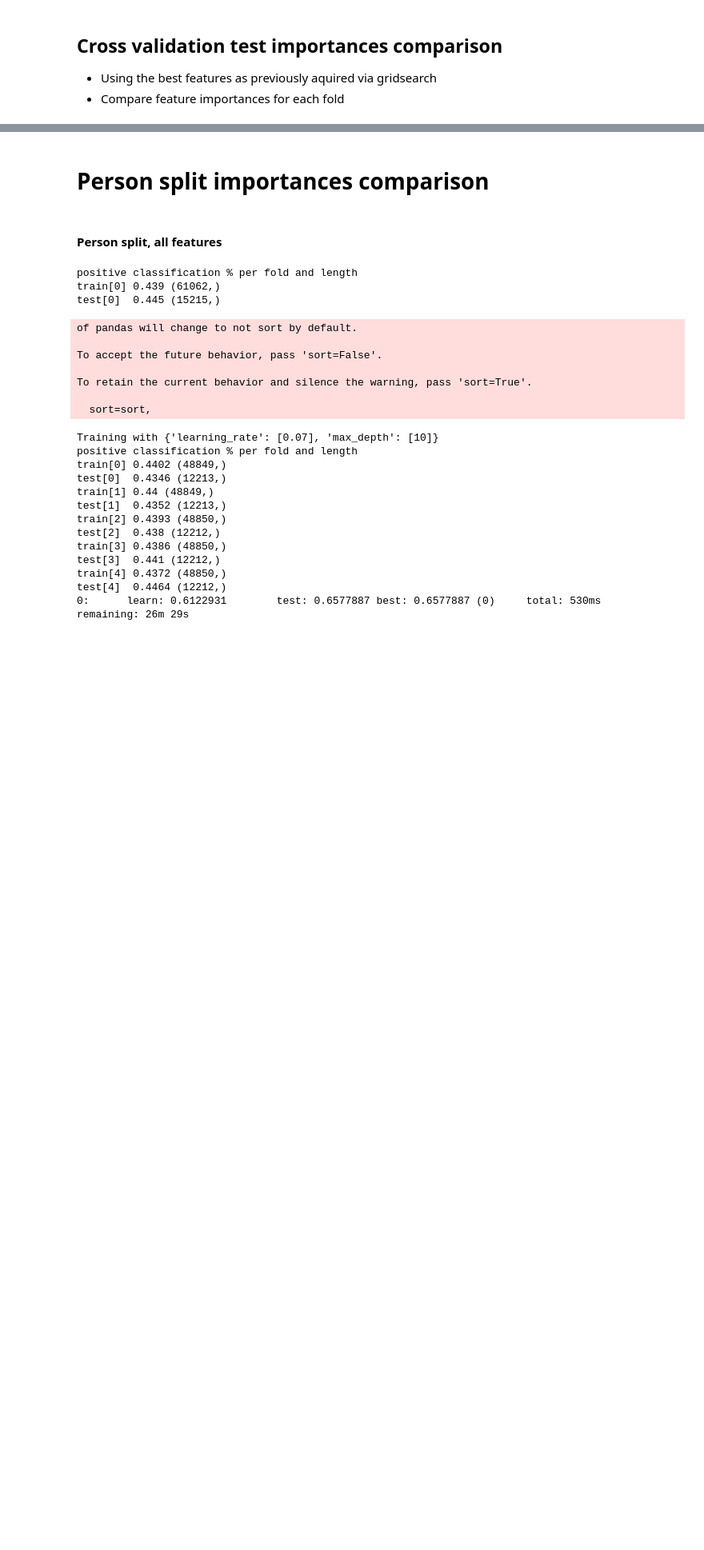
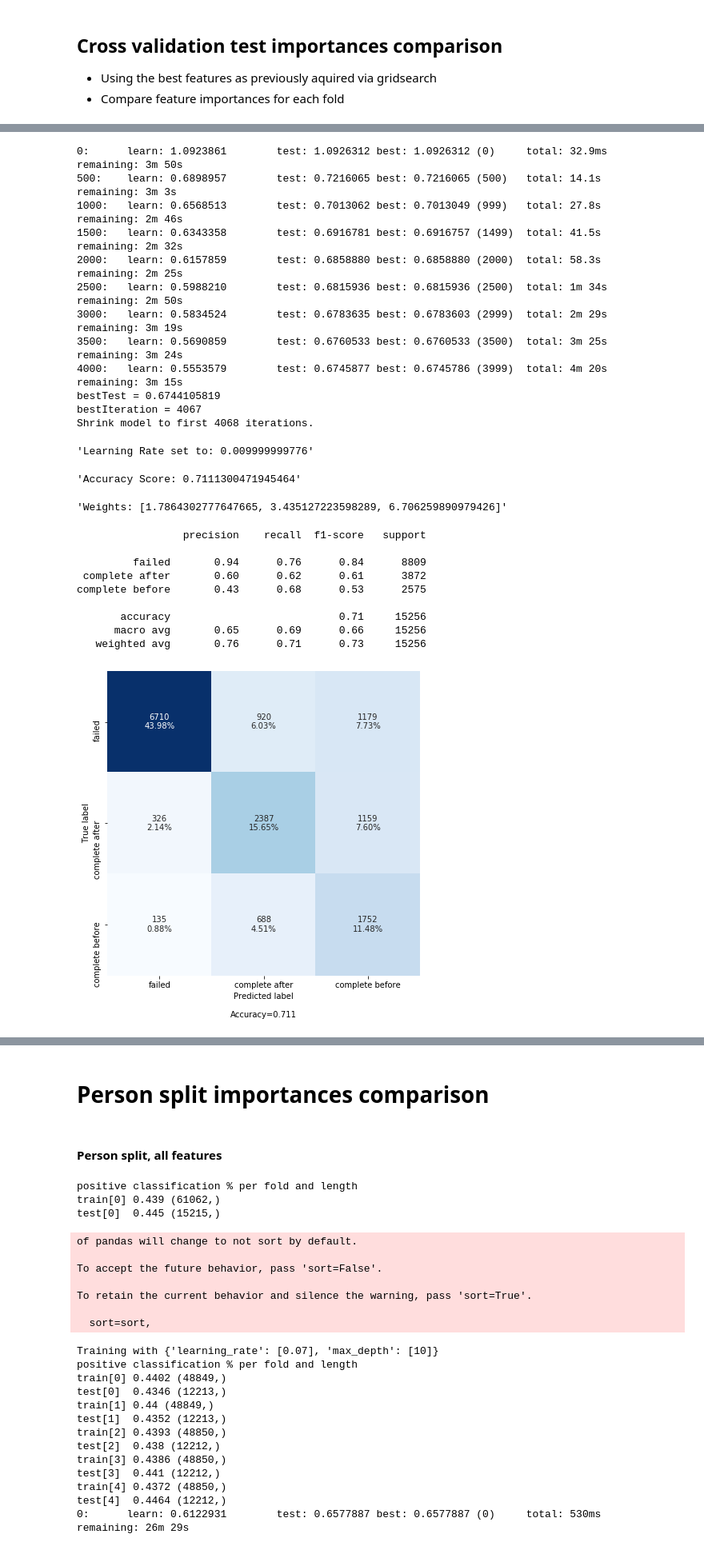
Before and after one commit to GarethEgerton/Starbucks_Udacity, a Jupyter notebook: notebooks/exploratory/5._ Feature_Selection.ipynb, the cells around one changed output, grey strips where cells are left out. Shown at 80% size. Saved outputs shown, nothing was run; the diff lists cells and outputs as text; code cells hidden in the pictures; blank space fills up the shorter version.

```diff
--- a/notebooks/exploratory/5._ Feature_Selection.ipynb
+++ b/notebooks/exploratory/5._ Feature_Selection.ipynb
@@ -442,0 +420,38 @@ def gridsearch_early_stopping_importance(cv, X, y, folds, grid, cat_features=[],
+# %%
+complete_from_view = {'completed_not_viewed': 2,
+                    'completed_before_viewed': 2,
+                    'complete_anyway': 1,
+                    'completed_responsive': 1,
+                    'incomplete_responsive': 0,
+                    'no_complete_no_view': 0,
+                    'unresponsive': 0}
+
+labelling = {'failed': 0, 'complete after':1, 'complete before':2}
+
+exploratory_training(labels=complete_from_view, drop_features=to_remove, labels_compact=labelling, **{'depth': 7, 'l2_leaf_reg': 1, 'learning_rate': 0.01})
+# %% [output]
+0:      learn: 1.0923861        test: 1.0926312 best: 1.0926312 (0)     total: 32.9ms   remaining: 3m 50s
+500:    learn: 0.6898957        test: 0.7216065 best: 0.7216065 (500)   total: 14.1s    remaining: 3m 3s
+1000:   learn: 0.6568513        test: 0.7013062 best: 0.7013049 (999)   total: 27.8s    remaining: 2m 46s
+1500:   learn: 0.6343358        test: 0.6916781 best: 0.6916757 (1499)  total: 41.5s    remaining: 2m 32s
+2000:   learn: 0.6157859        test: 0.6858880 best: 0.6858880 (2000)  total: 58.3s    remaining: 2m 25s
+2500:   learn: 0.5988210        test: 0.6815936 best: 0.6815936 (2500)  total: 1m 34s   remaining: 2m 50s
+3000:   learn: 0.5834524        test: 0.6783635 best: 0.6783603 (2999)  total: 2m 29s   remaining: 3m 19s
+3500:   learn: 0.5690859        test: 0.6760533 best: 0.6760533 (3500)  total: 3m 25s   remaining: 3m 24s
+4000:   learn: 0.5553579        test: 0.6745877 best: 0.6745786 (3999)  total: 4m 20s   remaining: 3m 15s
+bestTest = 0.6744105819
+bestIteration = 4067
+Shrink model to first 4068 iterations.
+'Learning Rate set to: 0.009999999776'
+'Accuracy Score: 0.7111300471945464'
+'Weights: [1.7864302777647665, 3.435127223598289, 6.706259890979426]'
+                 precision    recall  f1-score   support
+
+         failed       0.94      0.76      0.84      8809
+ complete after       0.60      0.62      0.61      3872
+complete before       0.43      0.68      0.53      2575
+
+       accuracy                           0.71     15256
+      macro avg       0.65      0.69      0.66     15256
+   weighted avg       0.76      0.71      0.73     15256
+[figure, added]
```
Also changed, not shown: parts of 39 cells of this notebook, 14 other files.
